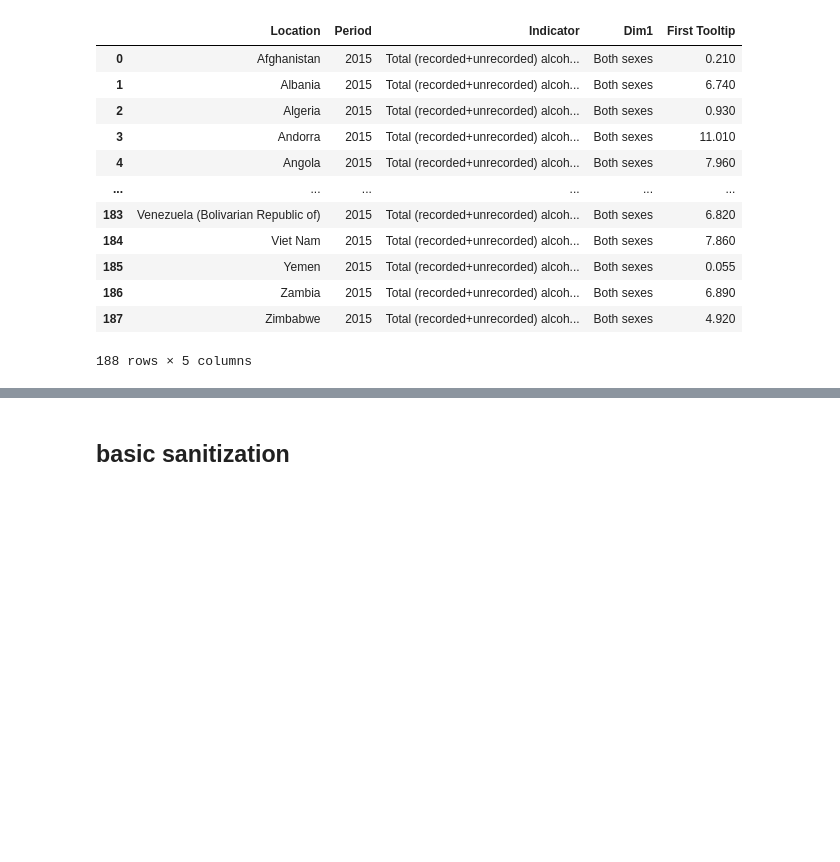
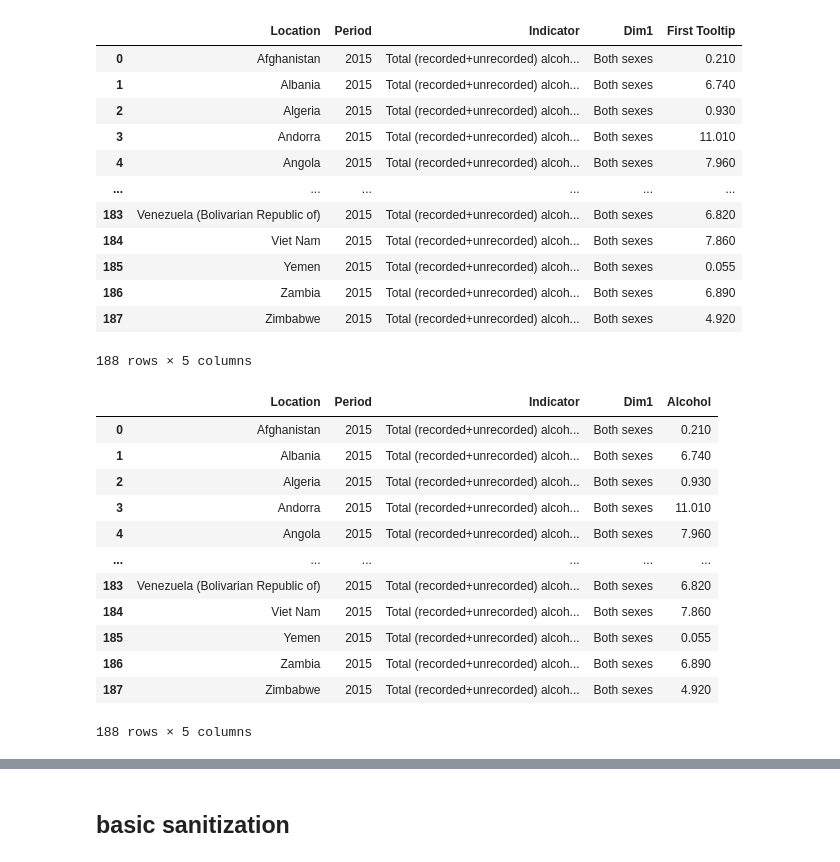
Before and after one commit to kwolf3/World_Health_Statistics_Project, a Jupyter notebook: Combine Datasets.ipynb, the cells around one changed output, grey strips where cells are left out. Cells and saved outputs as stored; diff of their text form; code cells hidden in the pictures; blank space fills up the shorter version.

Commit message:
Remove extra dataset columns

```diff
--- a/Combine Datasets.ipynb
+++ b/Combine Datasets.ipynb
@@ -76,3 +76,21 @@ alcohol_2015
 | 186 | Zambia | 2015 | Total (recorded+unrecorded) alcoh... | Both sexes | 6.890 |
 | 187 | Zimbabwe | 2015 | Total (recorded+unrecorded) alcoh... | Both sexes | 4.920 |
 188 rows × 5 columns
+# %%
+alcohol_2015.columns = ['Location', 'Period', 'Indicator', 'Dim1', 'Alcohol']
+# %%
+alcohol_2015
+# %% [output]
+|  | Location | Period | Indicator | Dim1 | Alcohol |
+| 0 | Afghanistan | 2015 | Total (recorded+unrecorded) alcoh... | Both sexes | 0.210 |
+| 1 | Albania | 2015 | Total (recorded+unrecorded) alcoh... | Both sexes | 6.740 |
+| 2 | Algeria | 2015 | Total (recorded+unrecorded) alcoh... | Both sexes | 0.930 |
+| 3 | Andorra | 2015 | Total (recorded+unrecorded) alcoh... | Both sexes | 11.010 |
+| 4 | Angola | 2015 | Total (recorded+unrecorded) alcoh... | Both sexes | 7.960 |
+| ... | ... | ... | ... | ... | ... |
+| 183 | Venezuela (Bolivarian Republic of) | 2015 | Total (recorded+unrecorded) alcoh... | Both sexes | 6.820 |
+| 184 | Viet Nam | 2015 | Total (recorded+unrecorded) alcoh... | Both sexes | 7.860 |
+| 185 | Yemen | 2015 | Total (recorded+unrecorded) alcoh... | Both sexes | 0.055 |
+| 186 | Zambia | 2015 | Total (recorded+unrecorded) alcoh... | Both sexes | 6.890 |
+| 187 | Zimbabwe | 2015 | Total (recorded+unrecorded) alcoh... | Both sexes | 4.920 |
+188 rows × 5 columns
```
Also changed, not shown: parts of 52 cells of this notebook.
